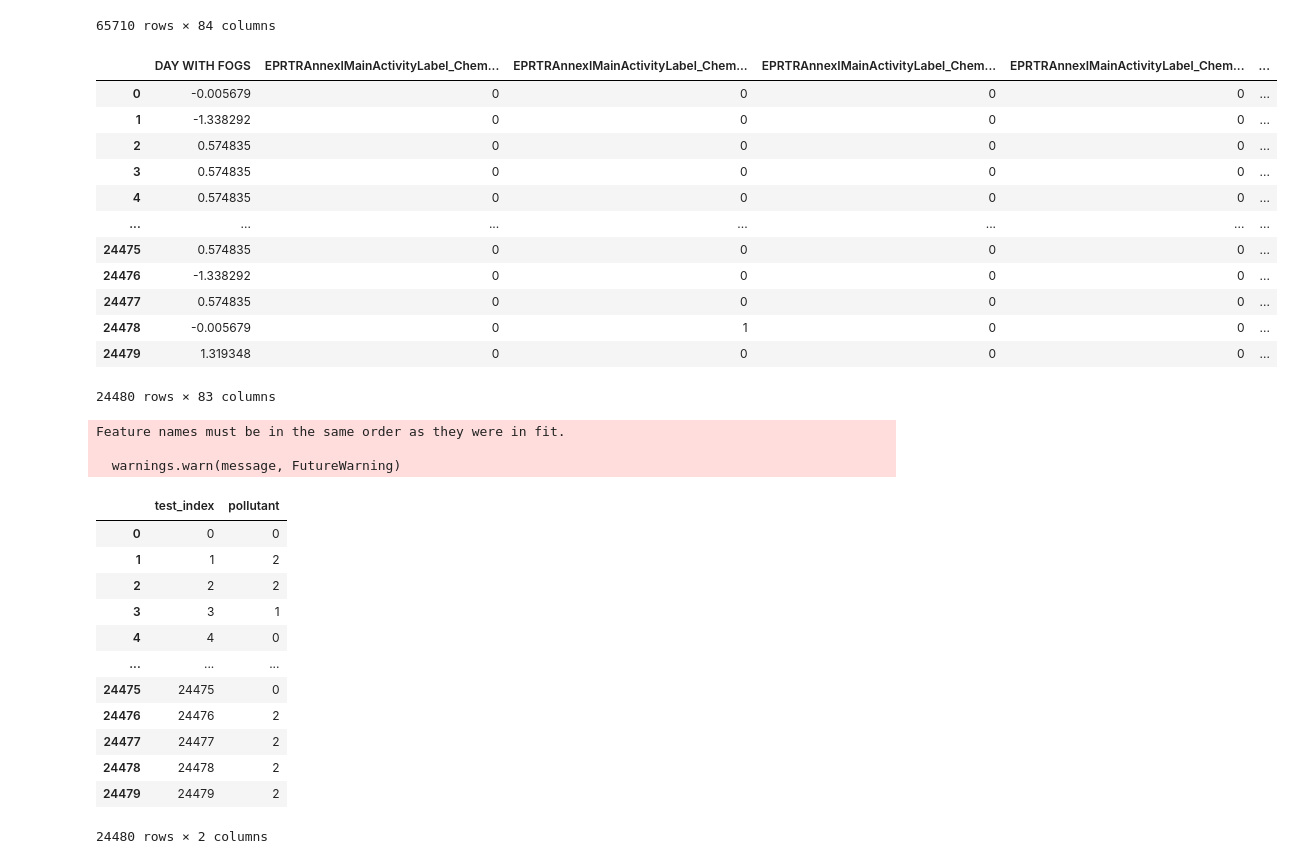
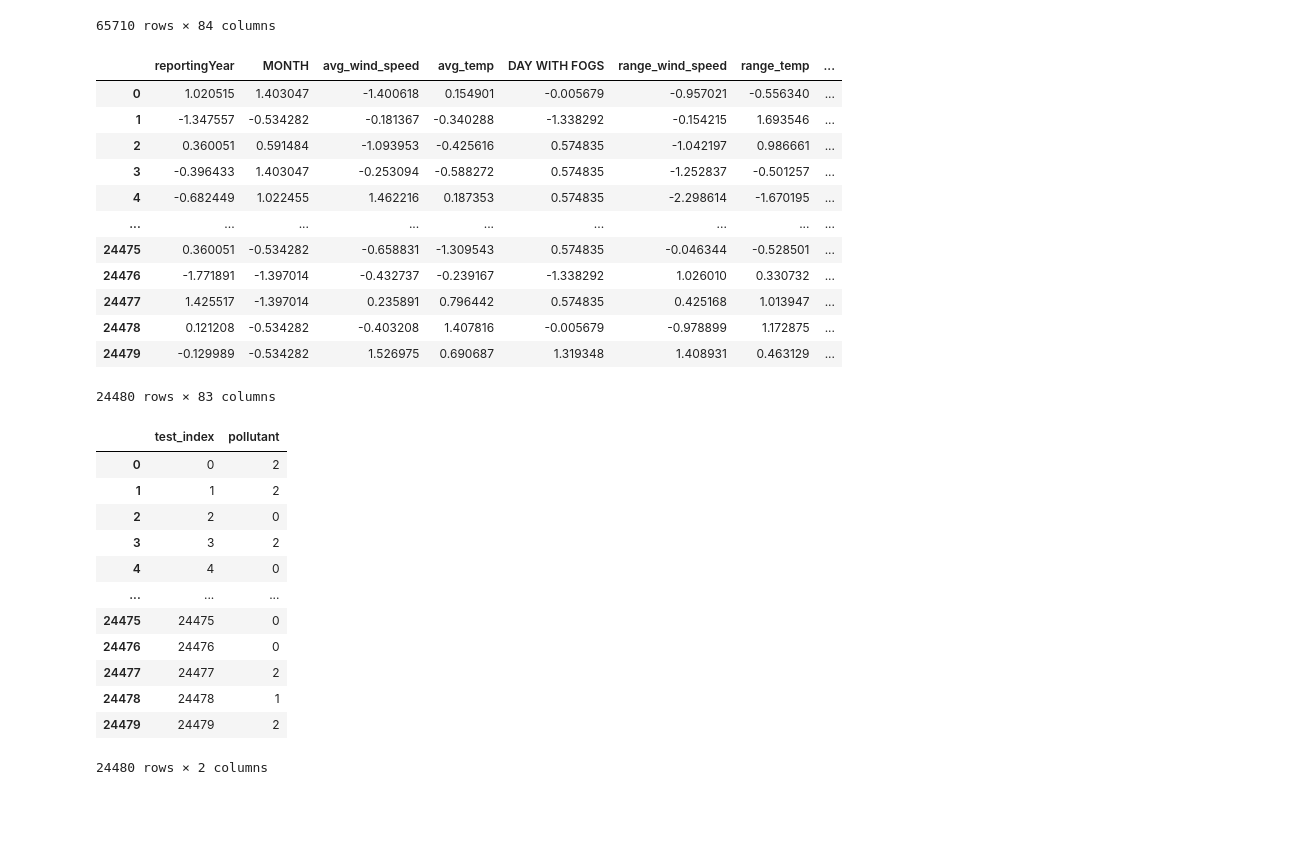
Before and after one commit to puigde/Schneider_Electric_Hack, a Jupyter notebook: main.ipynb, the cells around one changed output. Drawn from its saved outputs; the diff is of its cells as text; code cells hidden in the pictures; blank space fills up the shorter version.

```diff
--- a/main.ipynb
+++ b/main.ipynb
@@ -577,32 +577,33 @@ final_train_df
 # %%
 te_df_filename = "final_test_df.json"
 if not os.path.isfile(te_df_filename):
   te_url = "test_x.csv"
 
   test_df = pd.read_csv(te_url)
   test_df = test_df.drop(["test_index"], axis=1) # info already in the data frame index
 
   test_df = process_dataframe(test_df)
-  test_df = test_df.reindex(columns=final_train_df.columns | test_df.columns).fillna(0)
-  test_df = test_df.drop(["pollutant"], axis=1)
+  test_df = test_df.reindex(columns=final_train_df.columns | test_df.columns).fillna(0) # add missing columns in test
+  test_df = test_df[final_train_df.columns] # reorder column order so it is the same as the one in train
+  test_df = test_df.drop(["pollutant"], axis=1) # remove extra column added in previous line
   test_df.to_json(te_df_filename)
 else:
   test_df = pd.read_json(te_df_filename)
 
 test_df
 # %% [output]
-|  | DAY WITH FOGS | EPRTRAnnexIMainActivityLabel_Chem... | EPRTRAnnexIMainActivityLabel_Chem... | EPRTRAnnexIMainActivityLabel_Chem... | EPRTRAnnexIMainActivityLabel_Chem... | ... |
-| 0 | -0.005679 | 0 | 0 | 0 | 0 | ... |
-| 1 | -1.338292 | 0 | 0 | 0 | 0 | ... |
-| 2 | 0.574835 | 0 | 0 | 0 | 0 | ... |
-| 3 | 0.574835 | 0 | 0 | 0 | 0 | ... |
-| 4 | 0.574835 | 0 | 0 | 0 | 0 | ... |
-| ... | ... | ... | ... | ... | ... | ... |
-| 24475 | 0.574835 | 0 | 0 | 0 | 0 | ... |
-| 24476 | -1.338292 | 0 | 0 | 0 | 0 | ... |
-| 24477 | 0.574835 | 0 | 0 | 0 | 0 | ... |
-| 24478 | -0.005679 | 0 | 1 | 0 | 0 | ... |
-| 24479 | 1.319348 | 0 | 0 | 0 | 0 | ... |
+|  | reportingYear | MONTH | avg_wind_speed | avg_temp | DAY WITH FOGS | range_wind_speed | range_temp | ... |
+| 0 | 1.020515 | 1.403047 | -1.400618 | 0.154901 | -0.005679 | -0.957021 | -0.556340 | ... |
+| 1 | -1.347557 | -0.534282 | -0.181367 | -0.340288 | -1.338292 | -0.154215 | 1.693546 | ... |
+| 2 | 0.360051 | 0.591484 | -1.093953 | -0.425616 | 0.574835 | -1.042197 | 0.986661 | ... |
+| 3 | -0.396433 | 1.403047 | -0.253094 | -0.588272 | 0.574835 | -1.252837 | -0.501257 | ... |
+| 4 | -0.682449 | 1.022455 | 1.462216 | 0.187353 | 0.574835 | -2.298614 | -1.670195 | ... |
+| ... | ... | ... | ... | ... | ... | ... | ... | ... |
+| 24475 | 0.360051 | -0.534282 | -0.658831 | -1.309543 | 0.574835 | -0.046344 | -0.528501 | ... |
+| 24476 | -1.771891 | -1.397014 | -0.432737 | -0.239167 | -1.338292 | 1.026010 | 0.330732 | ... |
+| 24477 | 1.425517 | -1.397014 | 0.235891 | 0.796442 | 0.574835 | 0.425168 | 1.013947 | ... |
+| 24478 | 0.121208 | -0.534282 | -0.403208 | 1.407816 | -0.005679 | -0.978899 | 1.172875 | ... |
+| 24479 | -0.129989 | -0.534282 | 1.526975 | 0.690687 | 1.319348 | 1.408931 | 0.463129 | ... |
 24480 rows × 83 columns
 # %%
 def train_final_model(train_df):
@@ -624,19 +625,16 @@ def predict(trained_model, test_df, save=True):
 
 predict(trained_model, test_df)
 # %% [output]
+|  | test_index | pollutant |
+| 0 | 0 | 2 |
+| 1 | 1 | 2 |
+| 2 | 2 | 0 |
+| 3 | 3 | 2 |
+| 4 | 4 | 0 |
+| ... | ... | ... |
+| 24475 | 24475 | 0 |
+| 24476 | 24476 | 0 |
+| 24477 | 24477 | 2 |
+| 24478 | 24478 | 1 |
+| 24479 | 24479 | 2 |
-Feature names must be in the same order as they were in fit.
-
-  warnings.warn(message, FutureWarning)
+24480 rows × 2 columns
-|  | test_index | pollutant |
-| 0 | 0 | 0 |
-| 1 | 1 | 2 |
-| 2 | 2 | 2 |
-| 3 | 3 | 1 |
-| 4 | 4 | 0 |
-| ... | ... | ... |
-| 24475 | 24475 | 0 |
-| 24476 | 24476 | 2 |
-| 24477 | 24477 | 2 |
-| 24478 | 24478 | 2 |
-| 24479 | 24479 | 2 |
-24480 rows × 2 columns
```
Also changed, not shown: 2 other files.
